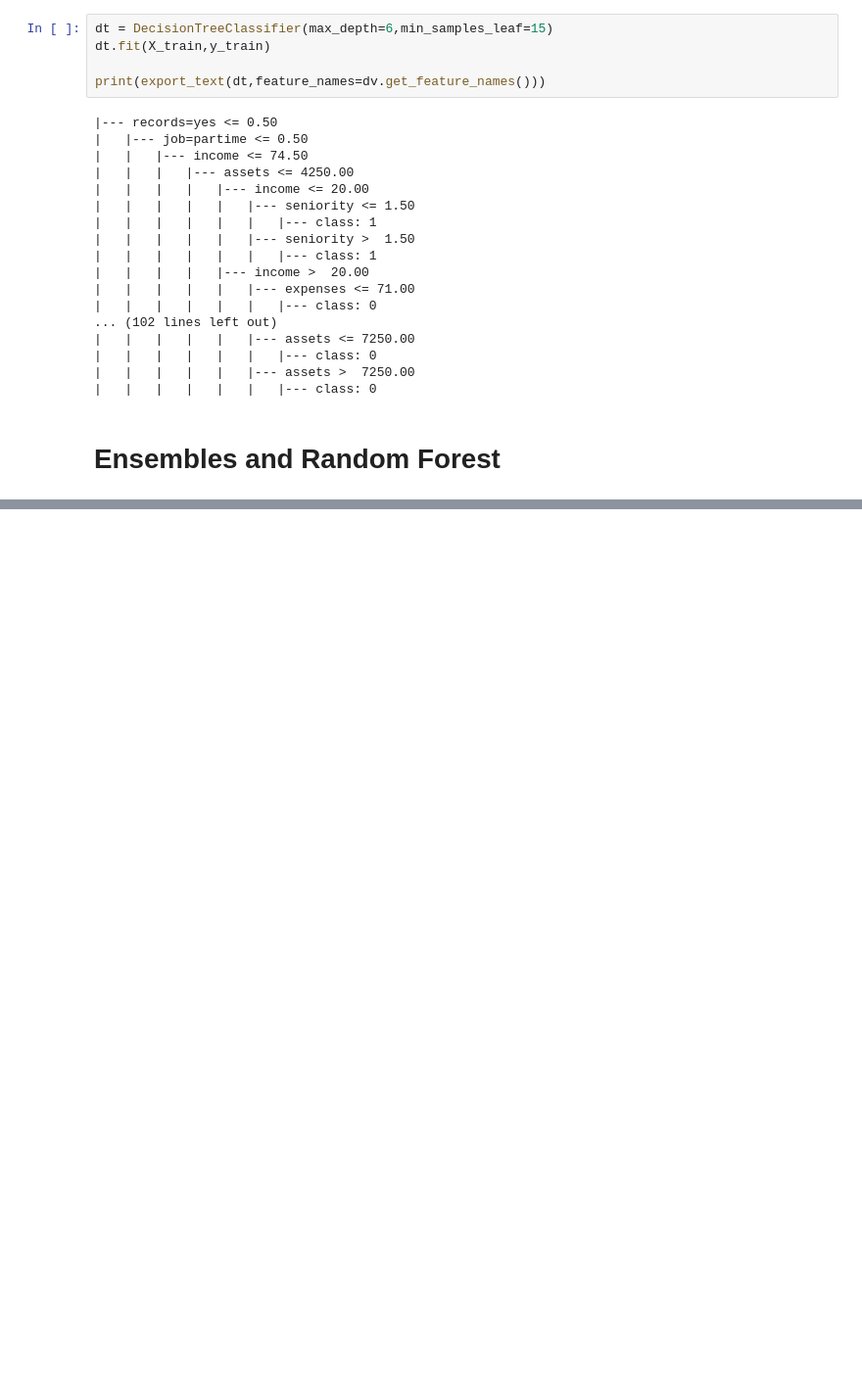
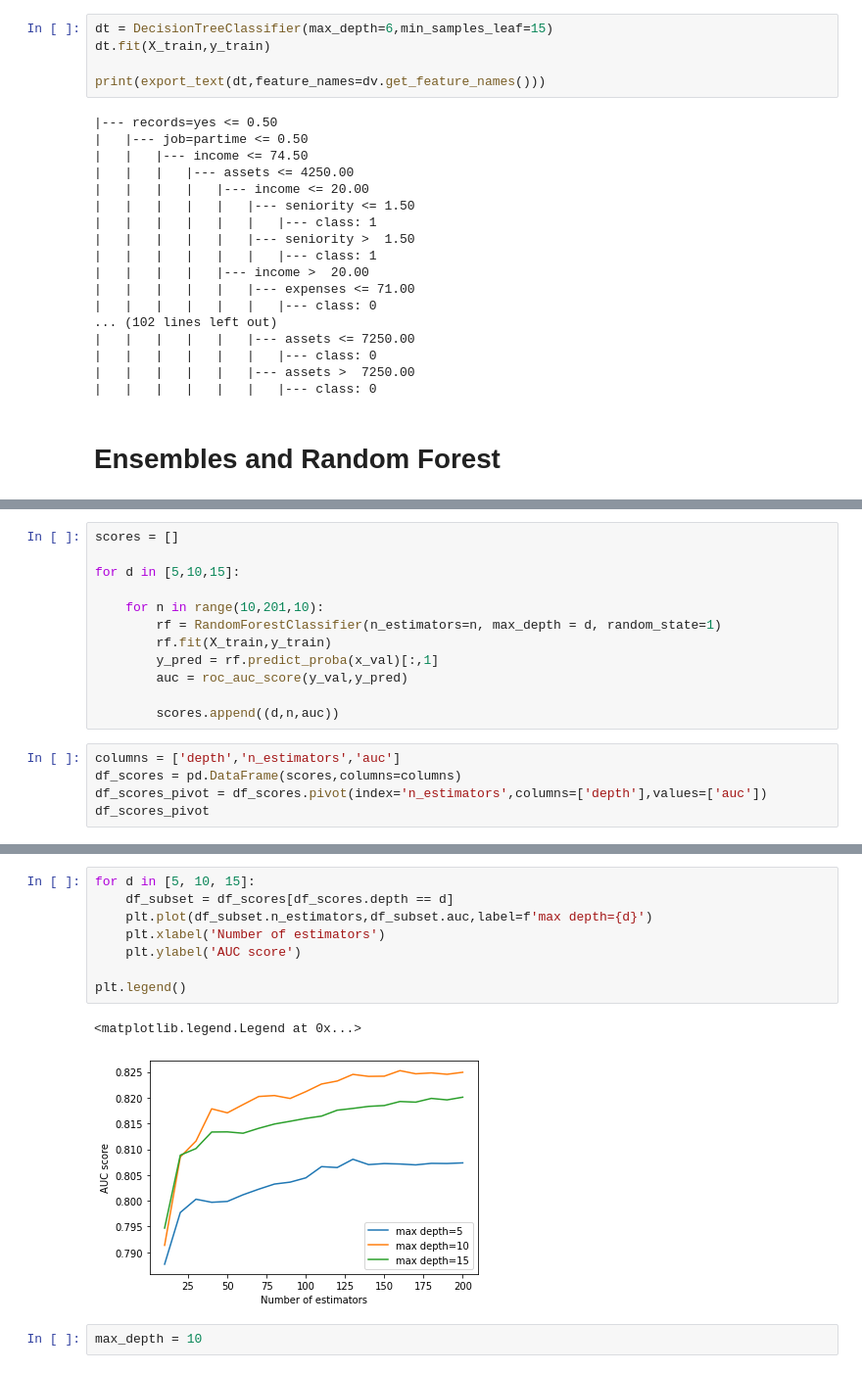
Before and after one commit to Micky373/ml_zoomcamp, a Jupyter notebook: week_6/credit_risk.ipynb, the cells around one changed output, grey strips where cells are left out. Shown at 98% size. Drawn from its saved outputs; the diff is of its cells as text; blank space fills up the shorter version.

```diff
--- a/week_6/credit_risk.ipynb
+++ b/week_6/credit_risk.ipynb
@@ -650,0 +706,17 @@ print(export_text(dt,feature_names=dv.get_feature_names()))
+# %%
+scores = []
+
+for d in [5,10,15]:
+
+    for n in range(10,201,10):
+        rf = RandomForestClassifier(n_estimators=n, max_depth = d, random_state=1)
+        rf.fit(X_train,y_train)
+        y_pred = rf.predict_proba(x_val)[:,1]
+        auc = roc_auc_score(y_val,y_pred)
+
+        scores.append((d,n,auc))
+# %%
+columns = ['depth','n_estimators','auc']
+df_scores = pd.DataFrame(scores,columns=columns)
+df_scores_pivot = df_scores.pivot(index='n_estimators',columns=['depth'],values=['auc'])
+df_scores_pivot
@@ -650,0 +743,13 @@ print(export_text(dt,feature_names=dv.get_feature_names()))
+# %%
+for d in [5, 10, 15]:
+    df_subset = df_scores[df_scores.depth == d]
+    plt.plot(df_subset.n_estimators,df_subset.auc,label=f'max depth={d}')
+    plt.xlabel('Number of estimators')
+    plt.ylabel('AUC score')
+
+plt.legend()
+# %% [output]
+<matplotlib.legend.Legend at 0x...>
+[figure, added]
+# %%
+max_depth = 10
```
Also changed, not shown: parts of 14 cells of this notebook.
